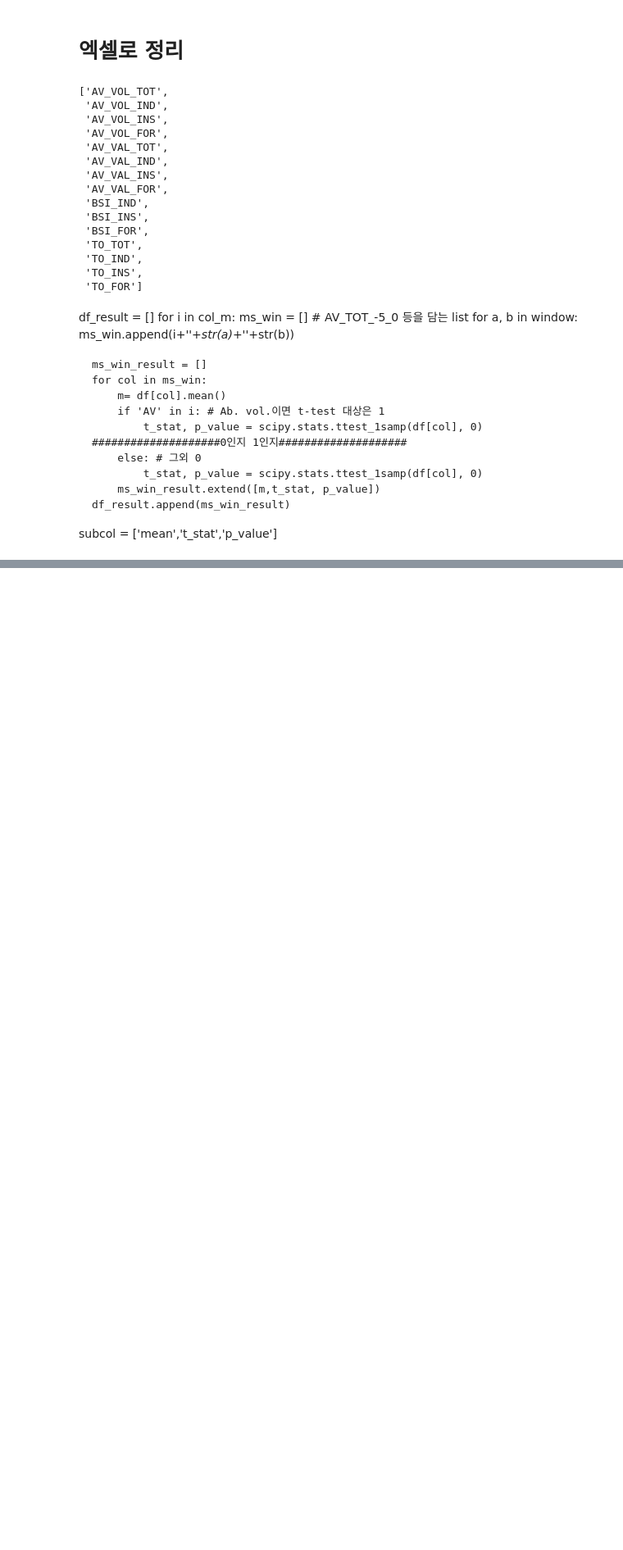
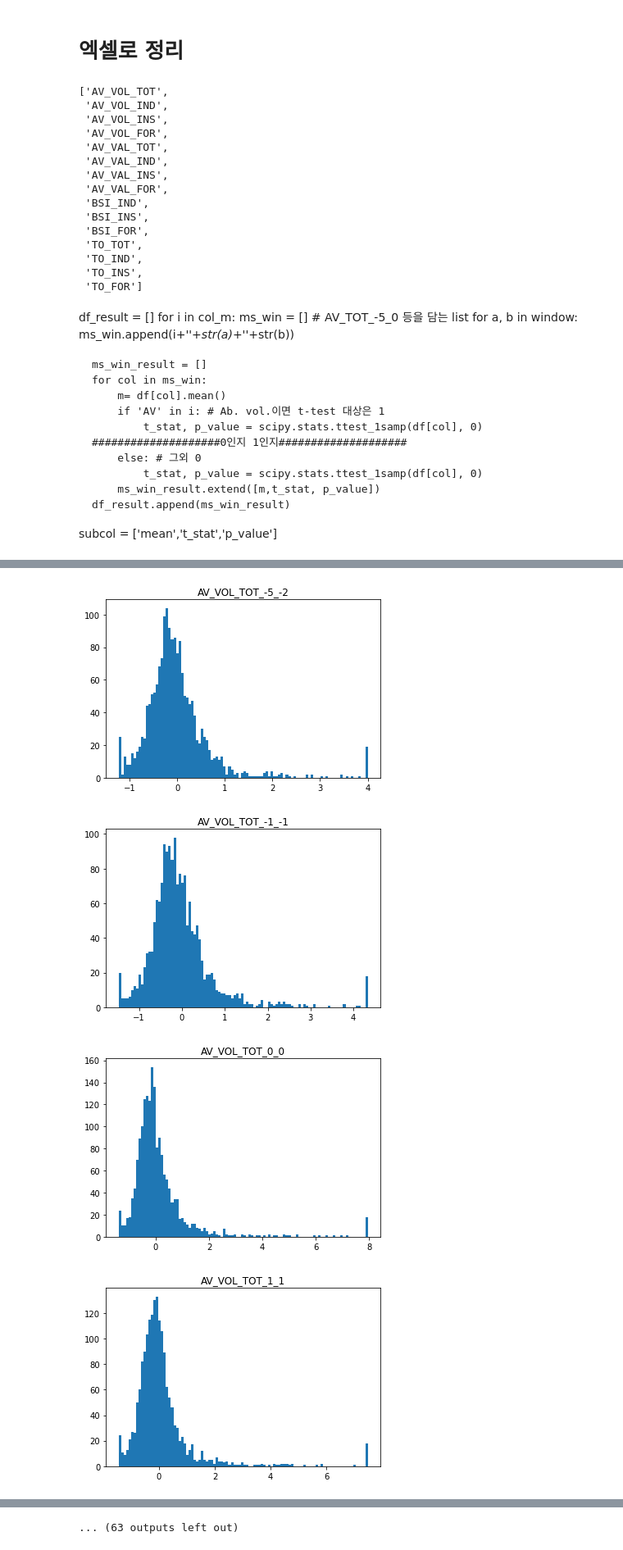
Before and after one commit to bang-js/finance_econ, a Jupyter notebook: ESG_news/news_stock_vol_t_test.ipynb, the cells around one changed output, grey strips where cells are left out. Shown at 82% size. Drawn from its saved outputs; the diff is of its cells as text; code cells hidden in the pictures; blank space fills up the shorter version.

```diff
--- a/ESG_news/news_stock_vol_t_test.ipynb
+++ b/ESG_news/news_stock_vol_t_test.ipynb
@@ -258,0 +733,11 @@ df_result.to_excel('C:/Users/Jeongseok_Bang/OneDrive/바탕 화면/석사과정/
+# %%
+############# winsorize ##############
+def wins(df, col):
+    df_wins = df.copy()
+    df_wins.sort_values(by=[col], inplace=True)
+    df_wins.reset_index(inplace=True, drop=True)
+    cut = int(df_wins.shape[0]*0.01)
+    for i in range(cut):
+        df_wins.loc[i,col] = df_wins.loc[cut,col]
+        df_wins.loc[df_wins.shape[0]-1-i,col] = df_wins.loc[df_wins.shape[0]-1-cut,col]
+    return df_wins
@@ -384,0 +1000,3 @@ ESG(G).to_excel('C:/Users/Jeongseok_Bang/OneDrive/바탕 화면/석사과정/Fin
+# %%
+df_ov = df[df['중복 횟수(10일)']>0]
+print(df_ov.shape)
@@ -384,0 +1005,12 @@ ESG(G).to_excel('C:/Users/Jeongseok_Bang/OneDrive/바탕 화면/석사과정/Fin
+# %%
+for col in col_AV :
+    t_stat, p_value = scipy.stats.ttest_1samp(df_ov[col], 0)
+    print(col, '\n', 'mean:', round(df[col].mean(),5), 't-stats:', round(t_stat,5), 'p-value:', round(p_value,5))
+print('\n')
+for col in col_BSI:
+    t_stat, p_value = scipy.stats.ttest_1samp(df_ov[col], 0)
+    print(col, '\n', 'mean:', round(df[col].mean(),5), 't-stats:', round(t_stat,5), 'p-value:', round(p_value,5))
+print('\n')
+for col in col_TO:
+    t_stat, p_value = scipy.stats.ttest_1samp(df_ov[col], 0)
+    print(col, '\n', 'mean:', round(df[col].mean(),5), 't-stats:', round(t_stat,5), 'p-value:', round(p_value,5))
@@ -384,0 +1091,15 @@ ESG(G).to_excel('C:/Users/Jeongseok_Bang/OneDrive/바탕 화면/석사과정/Fin
+# %%
+for i in col_m:
+    ms_win = [] # AV_TOT_-5_0 등을 담는 list
+    for a, b in window:
+        ms_win.append(i+'_'+str(a)+'_'+str(b))
+
+    for x in ms_win:
+        plt.hist(wins(df,x)[x], bins=100)
+        plt.title(x)
+        plt.show()
+# %% [output]
+[figure, added]
+[figure, added]
+[figure, added]
+[figure, added]
@@ -384,0 +1114 @@ ESG(G).to_excel('C:/Users/Jeongseok_Bang/OneDrive/바탕 화면/석사과정/Fin
+... (63 outputs left out)
```
Also changed, not shown: parts of 60 cells of this notebook, 1 other file.
